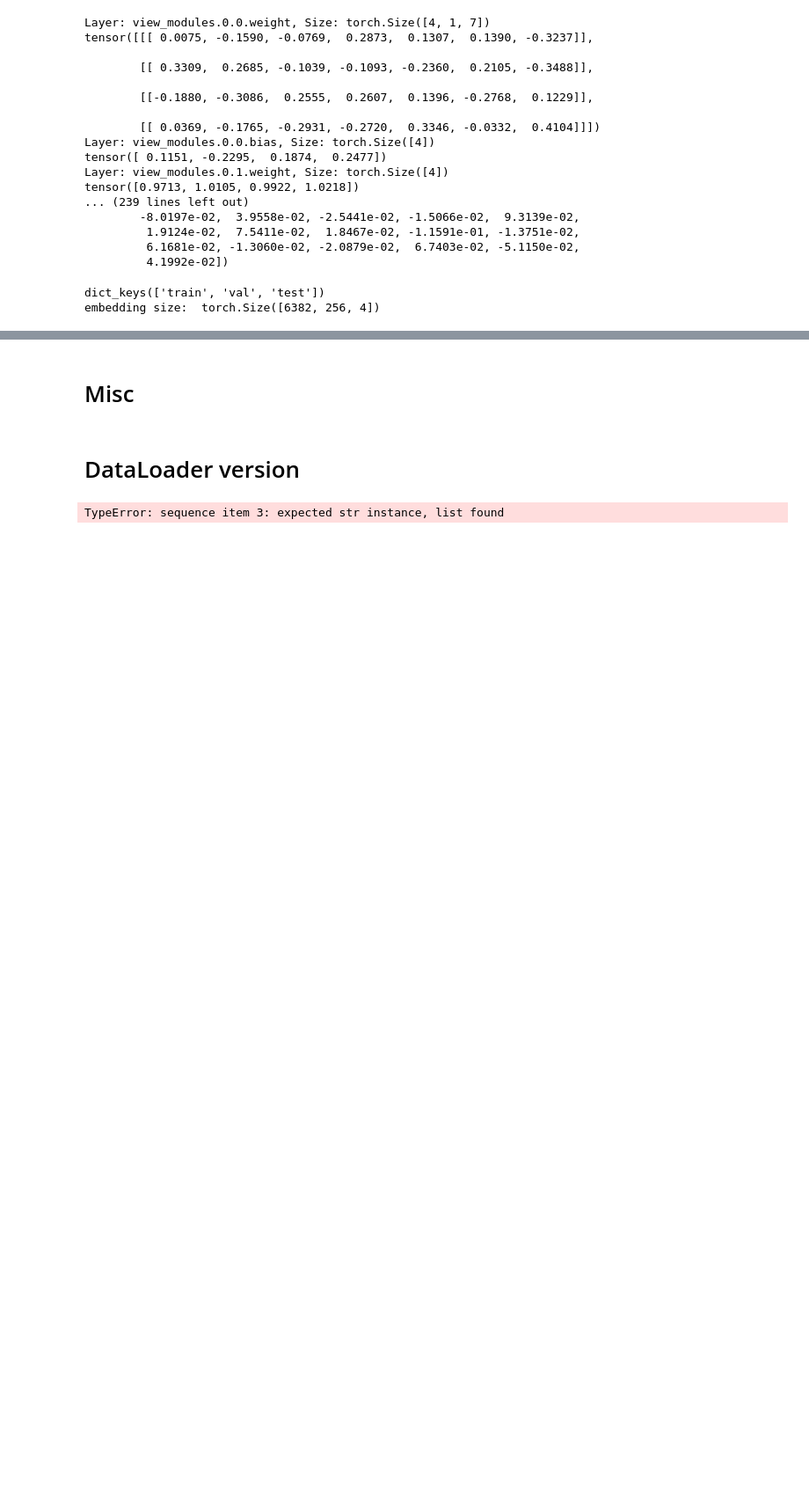
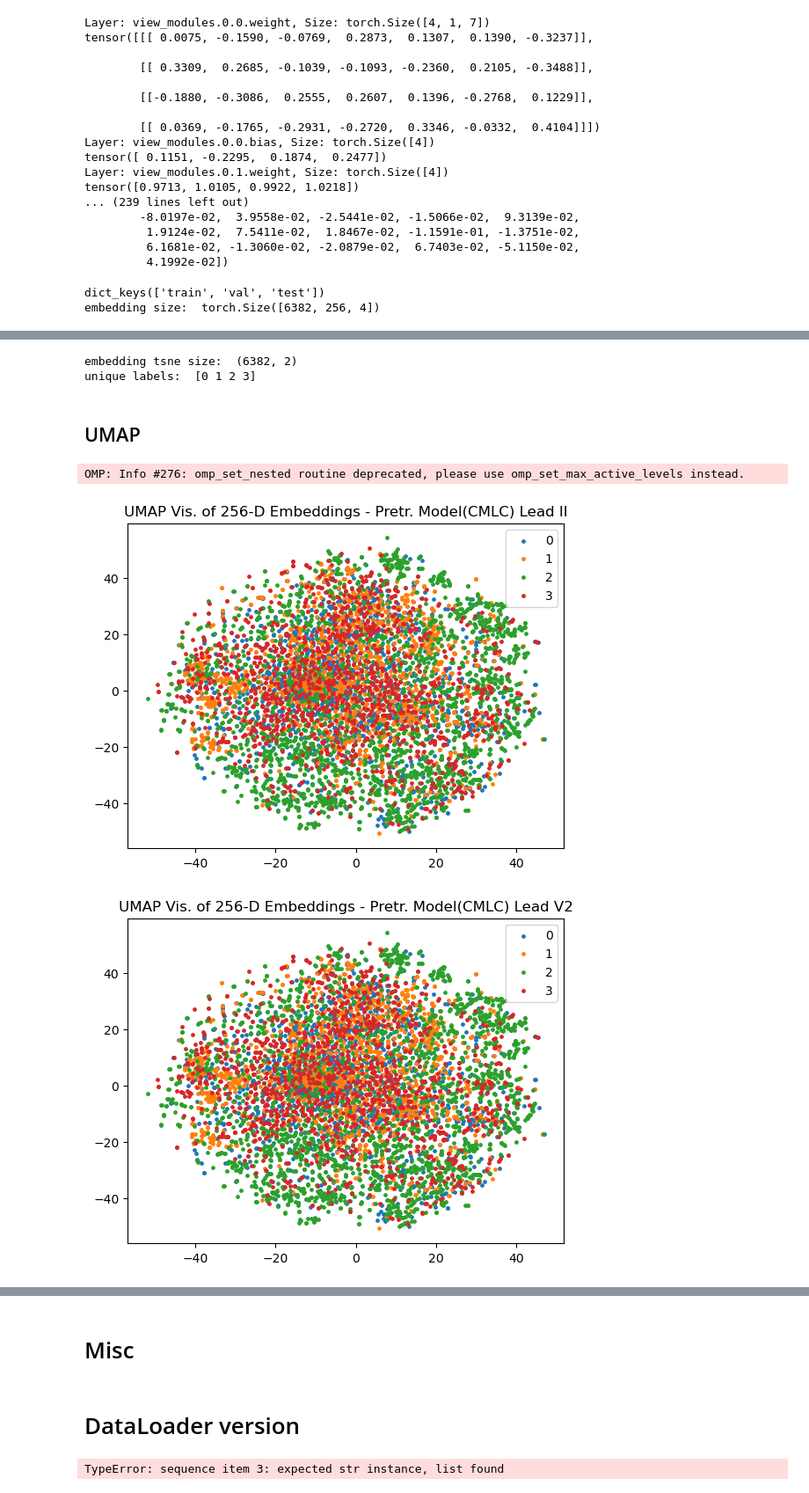
Before and after one commit to gayalkuruppu/CLOCS, a Jupyter notebook: visualize_embeddings.ipynb, the cells around one changed output, grey strips where cells are left out. Shown at 88% size. Saved outputs shown, nothing was run; the diff lists cells and outputs as text; code cells hidden in the pictures; blank space fills up the shorter version.

Commit message:
Vis pf tSNE and UMAP

```diff
--- a/visualize_embeddings.ipynb
+++ b/visualize_embeddings.ipynb
@@ -103,0 +218,68 @@ embedding size:  torch.Size([6382, 256, 4])
+# %%
+print("embedding tsne size: ", embeddings_tsne.shape)
+print("unique labels: ", np.unique(train_labels_ecg[:, 0]))
+# %% [output]
+embedding tsne size:  (6382, 2)
+unique labels:  [0 1 2 3]
+# %% [markdown]
+## UMAP
+# %%
+# embedding size:  torch.Size([6382, 256, 4])
+# train_labels_ecg size:  (6382, 4)
+
+import umap
+import os
+
+
+if not os.path.exists('results/CMLC/embedding_256/seed' + seed + '/' + 'UMAP_plots'):
+    os.makedirs('results/CMLC/embedding_256/seed' + seed + '/' + 'UMAP_plots')
+
+saving_path = 'results/CMLC/embedding_256/seed' + seed + '/' + 'UMAP_plots'
+
+Lead_II = embedding.detach().numpy()[:, :, 0]
+
+umap_model = umap.UMAP()
+umap_lead_II = umap_model.fit_transform(Lead_II)
+
+plot_points(points_x=embeddings_tsne[:, 0],
+            points_y=embeddings_tsne[:, 1],
+            labels=train_labels_ecg[:, 0],
+            title='UMAP Vis. of 256-D Embeddings - Pretr. Model(CMLC) Lead II',
+            filename=os.path.join(saving_path, 'lead_II.png'))
+
+Lead_V2 = embedding.detach().numpy()[:, :, 1]
+
+umap_model = umap.UMAP()
+umap_lead_V2 = umap_model.fit_transform(Lead_V2)
+
+plot_points(points_x=embeddings_tsne[:, 0],
+            points_y=embeddings_tsne[:, 1],
+            labels=train_labels_ecg[:, 1],
+            title='UMAP Vis. of 256-D Embeddings - Pretr. Model(CMLC) Lead V2',
+            filename=os.path.join(saving_path, 'lead_V2.png'))
+
+Lead_aVL = embedding.detach().numpy()[:, :, 2]
+
+umap_model = umap.UMAP()
+umap_lead_aVL = umap_model.fit_transform(Lead_aVL)
+
+plot_points(points_x=embeddings_tsne[:, 0],
+            points_y=embeddings_tsne[:, 1],
+            labels=train_labels_ecg[:, 2],
+            title='UMAP Vis. of 256-D Embeddings - Pretr. Model(CMLC) Lead aV',
+            filename=os.path.join(saving_path, 'lead_aVL.png'))
+
+Lead_aVR = embedding.detach().numpy()[:, :, 3]
+
+umap_model = umap.UMAP()
+umap_lead_aVR = umap_model.fit_transform(Lead_aVR)
+
+plot_points(points_x=embeddings_tsne[:, 0],
+            points_y=embeddings_tsne[:, 1],
+            labels=train_labels_ecg[:, 3],
+            title='UMAP Vis. of 256-D Embeddings - Pretr. Model(CMLC) Lead aVR',
+            filename=os.path.join(saving_path, 'lead_aVR.png'))
+# %% [output]
+OMP: Info #276: omp_set_nested routine deprecated, please use omp_set_max_active_levels instead.
+[figure, added]
+[figure, added]
```
Also changed, not shown: parts of 9 cells of this notebook, 1 other file.
